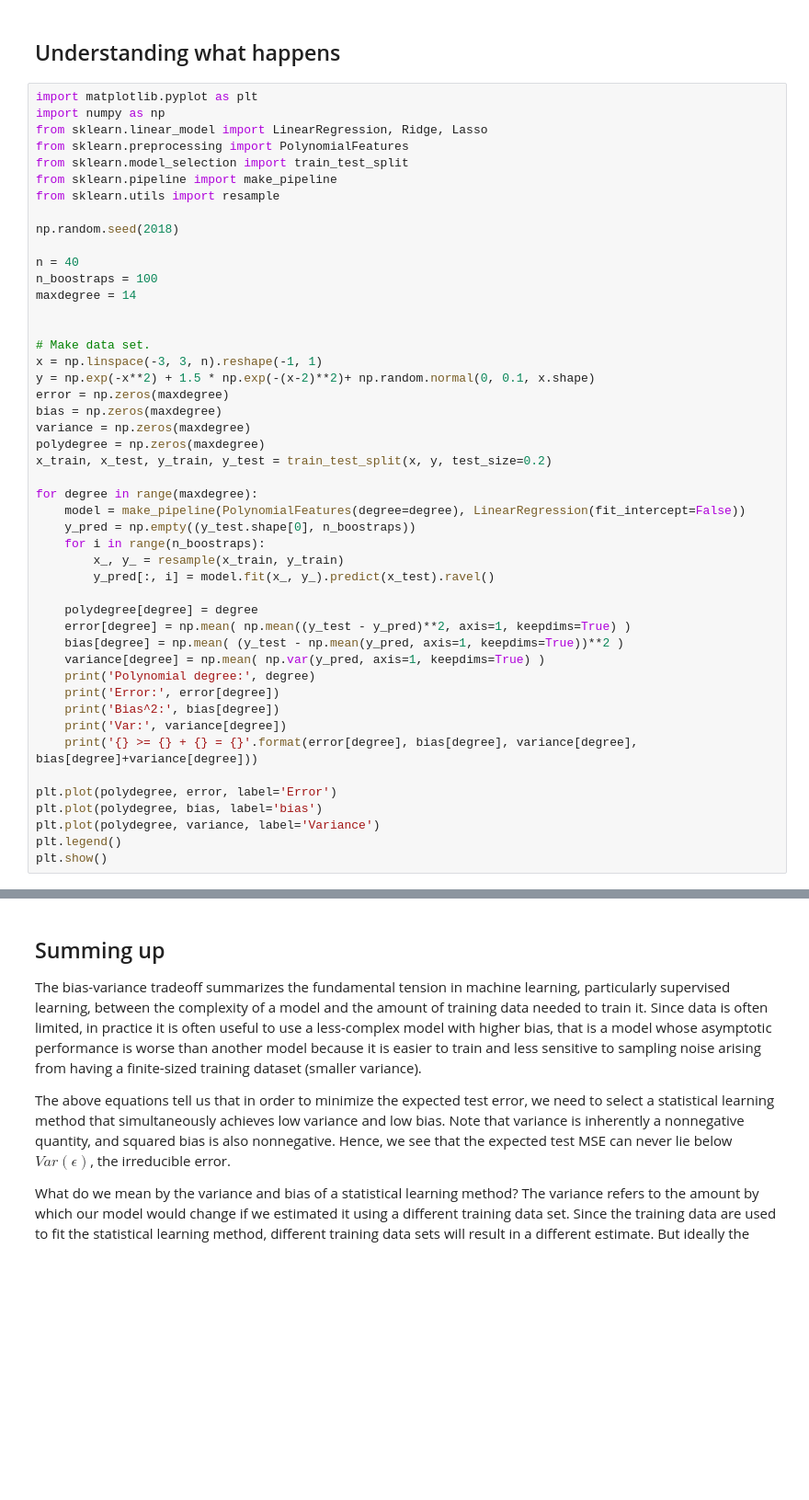
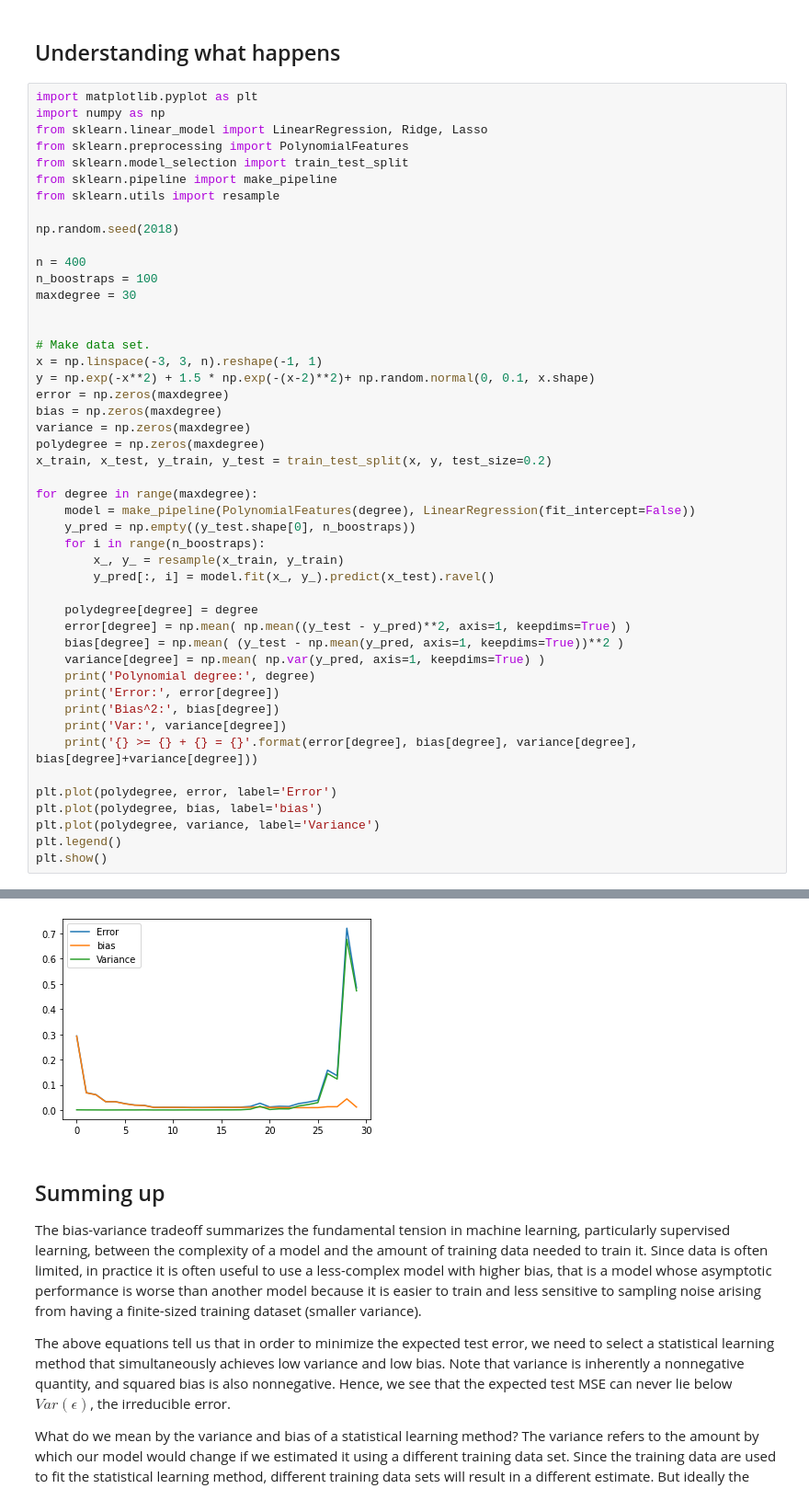
Before and after one commit to CompPhysics/MLErasmus, a Jupyter notebook: doc/pub/day3/ipynb/day3.ipynb, the cells around one changed output, grey strips where cells are left out. Shown at 92% size. Cells and saved outputs as stored; diff of their text form; blank space fills up the shorter version.

```diff
--- a/doc/pub/day3/ipynb/day3.ipynb
+++ b/doc/pub/day3/ipynb/day3.ipynb
@@ -2108,9 +2114,9 @@ from sklearn.utils import resample
 
 np.random.seed(2018)
 
-n = 40
+n = 400
 n_boostraps = 100
-maxdegree = 14
+maxdegree = 30
 
 
 # Make data set.
@@ -2123,7 +2129,7 @@ polydegree = np.zeros(maxdegree)
 x_train, x_test, y_train, y_test = train_test_split(x, y, test_size=0.2)
 
 for degree in range(maxdegree):
-    model = make_pipeline(PolynomialFeatures(degree=degree), LinearRegression(fit_intercept=False))
+    model = make_pipeline(PolynomialFeatures(degree), LinearRegression(fit_intercept=False))
     y_pred = np.empty((y_test.shape[0], n_boostraps))
     for i in range(n_boostraps):
         x_, y_ = resample(x_train, y_train)
@@ -2144,3 +2150,4 @@ plt.plot(polydegree, bias, label='bias')
 plt.plot(polydegree, variance, label='Variance')
 plt.legend()
 plt.show()
+# %% [output]
@@ -2147,3 +2171,4 @@ plt.show()
+[figure, added]
 # %% [markdown]
 ## Summing up
 
```
Also changed, not shown: parts of 6 cells of this notebook, 1 other file.
